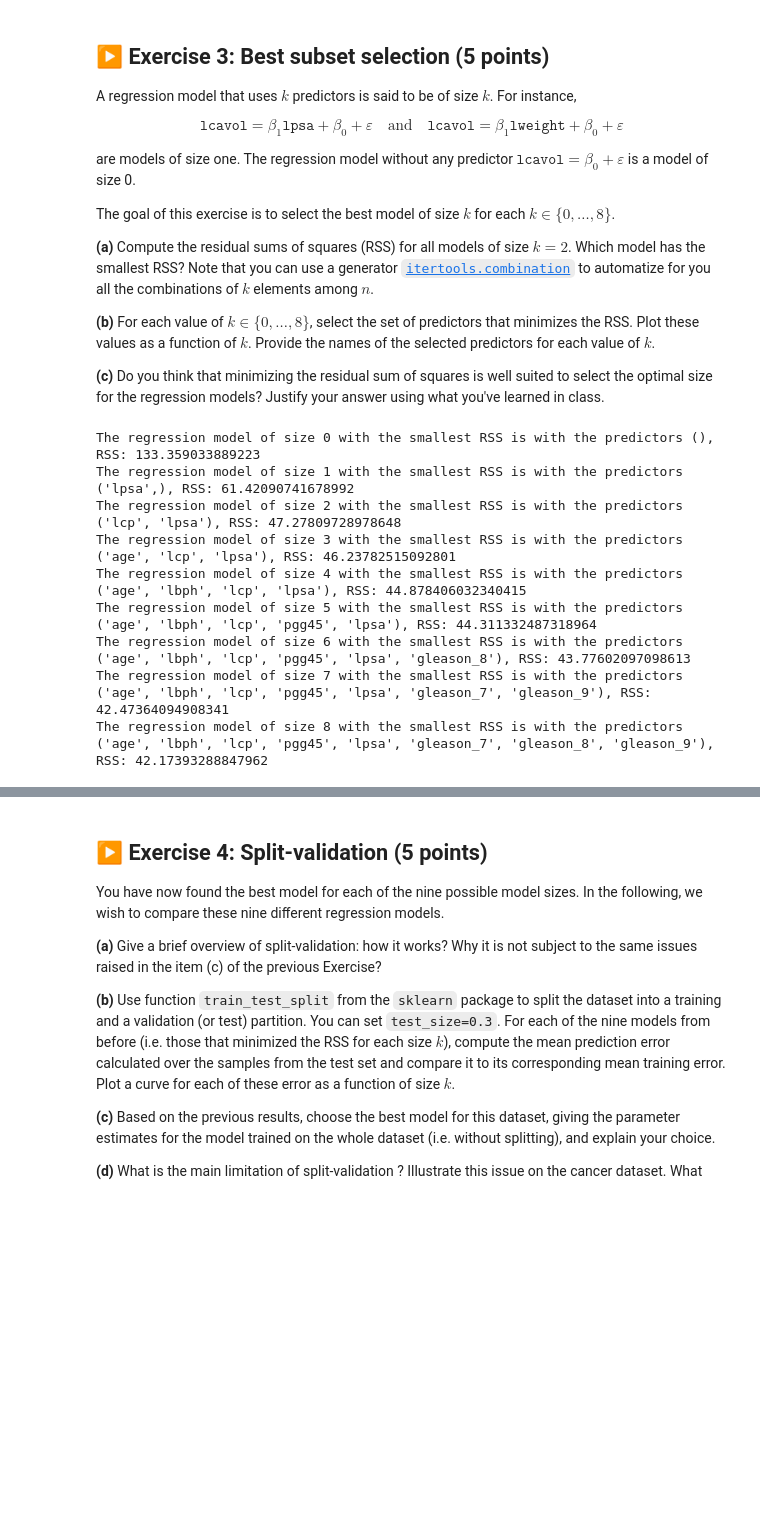
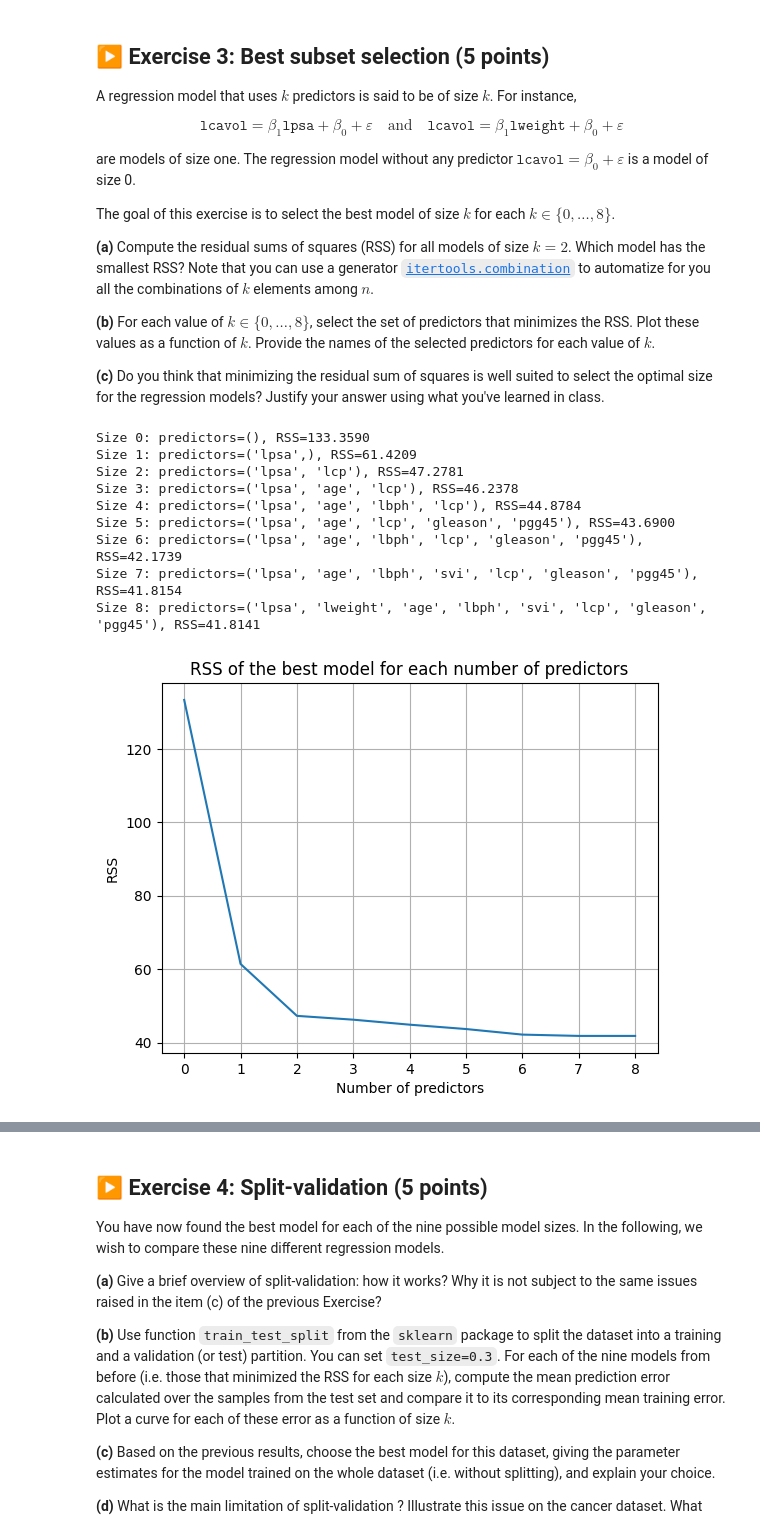
Before and after one commit to martinouks/isla_tp, a Jupyter notebook: TP1/TP1.ipynb, the cells around one changed output, grey strips where cells are left out. Cells and saved outputs as stored; diff of their text form; code cells hidden in the pictures; blank space fills up the shorter version.

```diff
--- a/TP1/TP1.ipynb
+++ b/TP1/TP1.ipynb
@@ -496,43 +496,73 @@ The goal of this exercise is to select the best model of size $k$ for each $k \i
 # %%
 from itertools import combinations
 
 # reload the data because the question (i) changes df
 
 df = pd.read_csv("prostate.data", sep="\t")
 df=df.drop(columns="train", axis='columns')
 df = df.drop(columns=[df.columns[0]])
 
 df['svi'] = df['svi'].astype("category")
 df['gleason'] = df['gleason'].astype("category")
 
 df_enc = pd.get_dummies(df, dtype=np.float64)
 df_enc = df_enc.drop(columns=['svi_0','gleason_6'])
 df_enc['intercept'] = 1
 X = df_enc.drop(columns=['lcavol'])
 y = df['lcavol']
 
-predictors = X.columns.drop('intercept')  # les 10 prédicteurs (sans l'intercept)
-RSS_dic = {}
 
+predictor_groups = {
+    'lpsa':    ['lpsa'],
+    'lweight': ['lweight'],
+    'age':     ['age'],
+    'lbph':    ['lbph'],
+    'svi':     ['svi_1'],
+    'lcp':     ['lcp'],
+    'gleason': ['gleason_7', 'gleason_8', 'gleason_9'],
+    'pgg45':   ['pgg45'],
+}
+
+group_names = list(predictor_groups.keys())
+
+model_small_rss_tab = []
 for k in range(0, 9):
-    for combo in combinations(predictors, k):
-        X_sub = X[list(combo) + ['intercept']]
+    best_rss = np.inf
+    best_combo = None
+    for combo in combinations(group_names, k):
+        cols = []
+        for name in combo:
+            cols.extend(predictor_groups[name])
+        X_sub = X[cols + ['intercept']]
         beta = calculCoefficients(X_sub, y)
-        RSS = ((y - X_sub @ beta) ** 2).sum()
-        RSS_dic[combo] = RSS
-    RSS_dic.items()
-    model_small_rss = min(RSS_dic.items(), key=(lambda x: x[1]))
-    print(f"The regression model of size {k} with the smallest RSS is with the predictors {model_small_rss[0]}, RSS: {model_small_rss[1]}")
+        RSS = rss(y, X_sub @ beta)
+        if RSS < best_rss:
+            best_rss = RSS
+            best_combo = combo
+    model_small_rss_tab.append((best_combo, best_rss))
+    print(f"Size {k}: predictors={best_combo}, RSS={best_rss:.4f}")
+
+rss_values = []
+for val in model_small_rss_tab:
+    rss_values.append(val[1])
+
+plt.plot(rss_values)
+plt.xlabel("Number of predictors")
+plt.ylabel("RSS")
+plt.title("RSS of the best model for each number of predictors")
+plt.grid(True)
+plt.show()
 # %% [output]
-The regression model of size 0 with the smallest RSS is with the predictors (), RSS: 133.359033889223
-The regression model of size 1 with the smallest RSS is with the predictors ('lpsa',), RSS: 61.42090741678992
-The regression model of size 2 with the smallest RSS is with the predictors ('lcp', 'lpsa'), RSS: 47.27809728978648
-The regression model of size 3 with the smallest RSS is with the predictors ('age', 'lcp', 'lpsa'), RSS: 46.23782515092801
-The regression model of size 4 with the smallest RSS is with the predictors ('age', 'lbph', 'lcp', 'lpsa'), RSS: 44.878406032340415
-The regression model of size 5 with the smallest RSS is with the predictors ('age', 'lbph', 'lcp', 'pgg45', 'lpsa'), RSS: 44.311332487318964
-The regression model of size 6 with the smallest RSS is with the predictors ('age', 'lbph', 'lcp', 'pgg45', 'lpsa', 'gleason_8'), RSS: 43.77602097098613
-The regression model of size 7 with the smallest RSS is with the predictors ('age', 'lbph', 'lcp', 'pgg45', 'lpsa', 'gleason_7', 'gleason_9'), RSS: 42.47364094908341
-The regression model of size 8 with the smallest RSS is with the predictors ('age', 'lbph', 'lcp', 'pgg45', 'lpsa', 'gleason_7', 'gleason_8', 'gleason_9'), RSS: 42.17393288847962
+Size 0: predictors=(), RSS=133.3590
+Size 1: predictors=('lpsa',), RSS=61.4209
+Size 2: predictors=('lpsa', 'lcp'), RSS=47.2781
+Size 3: predictors=('lpsa', 'age', 'lcp'), RSS=46.2378
+Size 4: predictors=('lpsa', 'age', 'lbph', 'lcp'), RSS=44.8784
+Size 5: predictors=('lpsa', 'age', 'lcp', 'gleason', 'pgg45'), RSS=43.6900
+Size 6: predictors=('lpsa', 'age', 'lbph', 'lcp', 'gleason', 'pgg45'), RSS=42.1739
+Size 7: predictors=('lpsa', 'age', 'lbph', 'svi', 'lcp', 'gleason', 'pgg45'), RSS=41.8154
+Size 8: predictors=('lpsa', 'lweight', 'age', 'lbph', 'svi', 'lcp', 'gleason', 'pgg45'), RSS=41.8141
+[figure, added]
 # %% [markdown]
 ### Answer:
 
```
Also changed, not shown: parts of 2 cells of this notebook.
